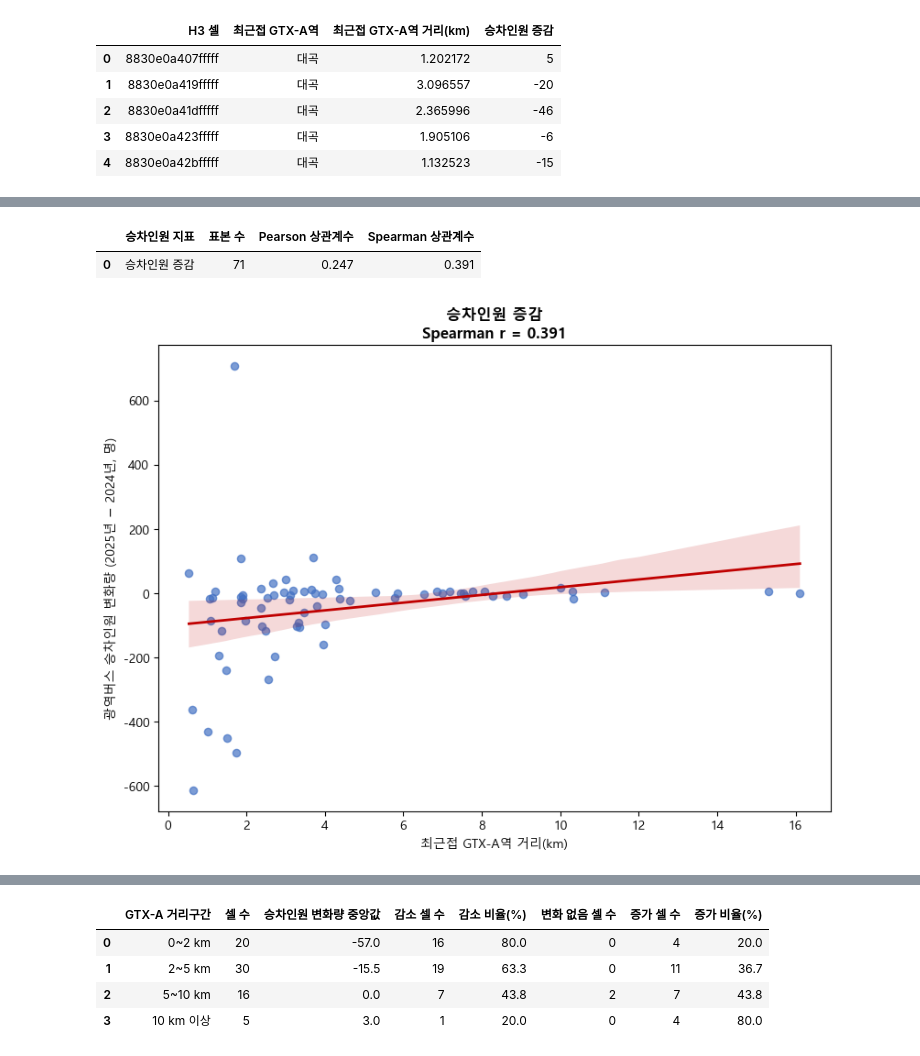
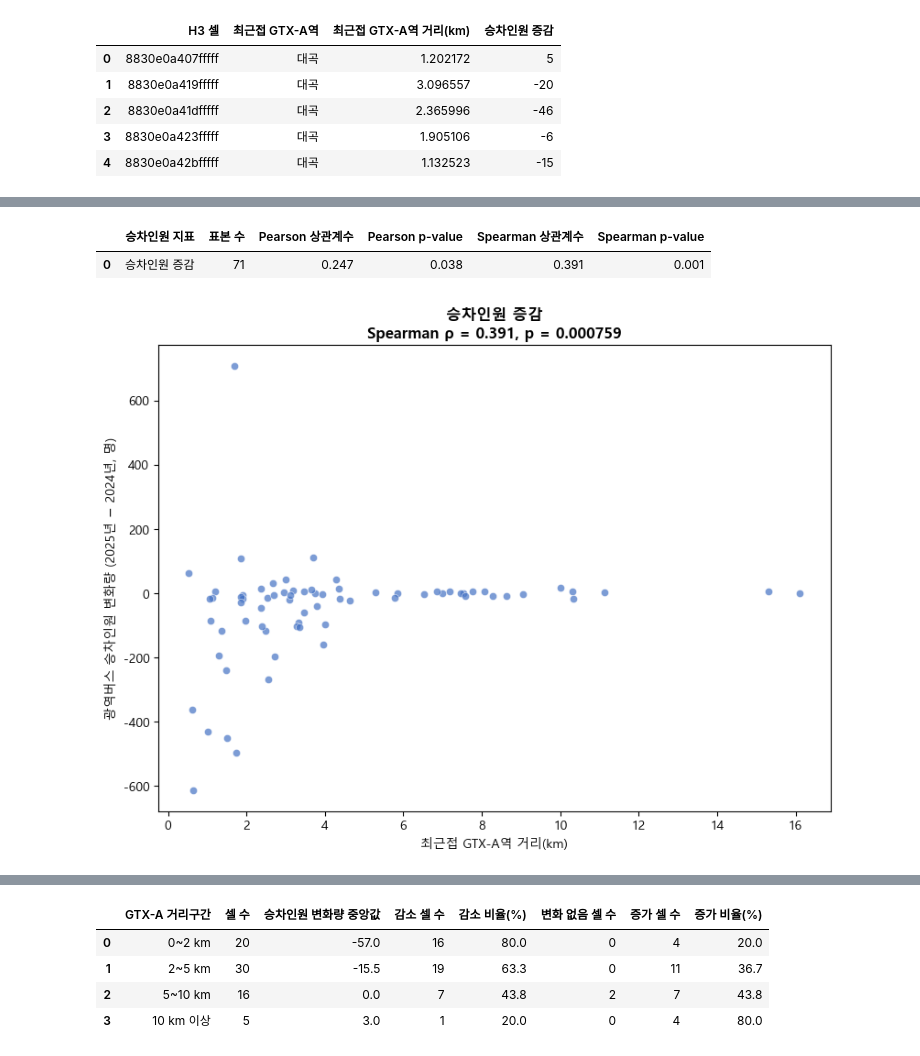
Before and after one commit to keum2666/2026-UROP, a Jupyter notebook: Desktop/Gachon/3-2/UROP/Analysis/03_gtx_station_distance_correlation.ipynb, the cells around one changed output, grey strips where cells are left out. Cells and saved outputs as stored; diff of their text form; code cells hidden in the pictures.

```diff
--- a/Desktop/Gachon/3-2/UROP/Analysis/03_gtx_station_distance_correlation.ipynb
+++ b/Desktop/Gachon/3-2/UROP/Analysis/03_gtx_station_distance_correlation.ipynb
@@ -56,23 +57,24 @@ Pearson과 Spearman 상관계수를 계산한다. 상관계수는 거리와 승
 # %%
 distance_col = '최근접 GTX-A역 거리(km)'
 demand_cols = ['승차인원 증감']
 Y_LABEL = '광역버스 승차인원 변화량 (2025년 − 2024년, 명)'
 rows = []
 for col in demand_cols:
     pair = stable[[distance_col, col]].dropna()
-    rows.append({'승차인원 지표': col, '표본 수': len(pair), 'Pearson 상관계수': pair[distance_col].corr(pair[col], method='pearson'), 'Spearman 상관계수': pair[distance_col].corr(pair[col], method='spearman')})
+    pearson_r, pearson_p = pearsonr(pair[distance_col], pair[col])
+    spearman_r, spearman_p = spearmanr(pair[distance_col], pair[col])
+    rows.append({'승차인원 지표': col, '표본 수': len(pair), 'Pearson 상관계수': pearson_r, 'Pearson p-value': pearson_p, 'Spearman 상관계수': spearman_r, 'Spearman p-value': spearman_p})
 correlation_summary = pd.DataFrame(rows)
 display(correlation_summary.round(3))
-
 for col in demand_cols:
     fig, ax = plt.subplots(figsize=(8, 6), constrained_layout=True)
-    sns.regplot(data=stable, x=distance_col, y=col, ax=ax, scatter_kws={'s': 35, 'alpha': 0.7, 'color': '#4472C4'}, line_kws={'color': '#C00000', 'linewidth': 2})
-    r = stable[distance_col].corr(stable[col], method='spearman')
-    ax.set_title(f'{col}\nSpearman r = {r:.3f}', fontweight='bold')
+    sns.scatterplot(data=stable, x=distance_col, y=col, ax=ax, s=35, alpha=0.7, color='#4472C4')
+    r, p = spearmanr(stable[distance_col], stable[col])
+    ax.set_title(f'{col}\nSpearman ρ = {r:.3f}, p = {p:.3g}', fontweight='bold')
     ax.set_xlabel('최근접 GTX-A역 거리(km)')
     ax.set_ylabel(Y_LABEL)
     plt.show()
 # %% [output]
-|  | 승차인원 지표 | 표본 수 | Pearson 상관계수 | Spearman 상관계수 |
-| 0 | 승차인원 증감 | 71 | 0.247 | 0.391 |
+|  | 승차인원 지표 | 표본 수 | Pearson 상관계수 | Pearson p-value | Spearman 상관계수 | Spearman p-value |
+| 0 | 승차인원 증감 | 71 | 0.247 | 0.038 | 0.391 | 0.001 |
-[figure, old version]
+[figure, new version]
```
Also changed, not shown: parts of 11 cells of this notebook, 1 other file.
